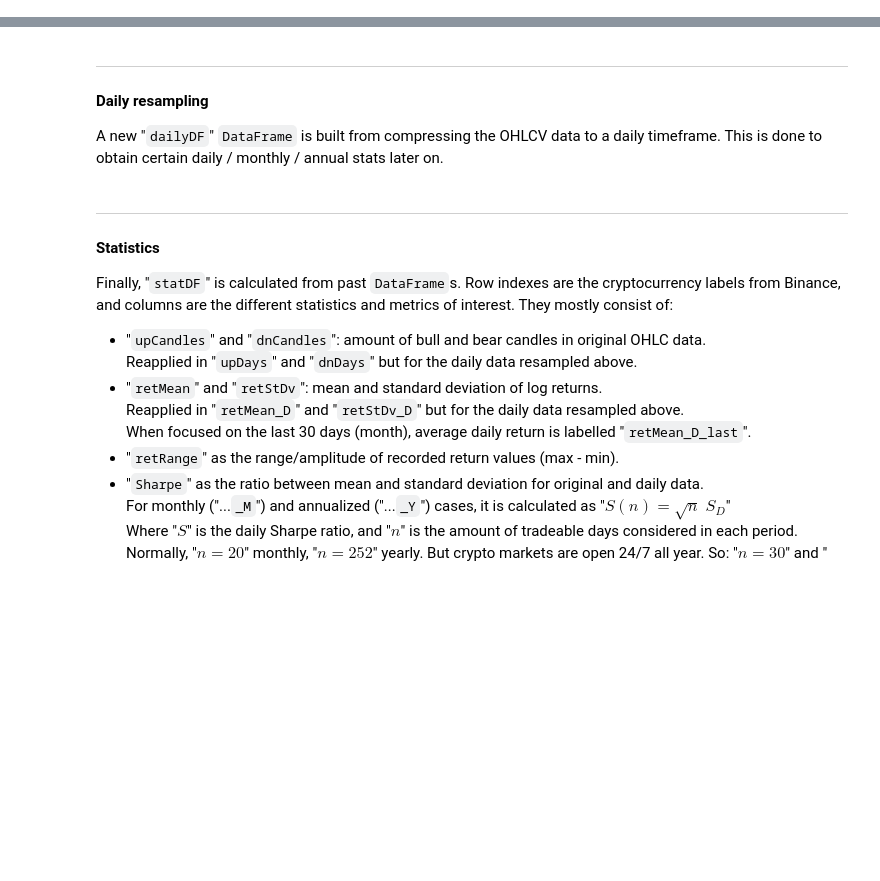
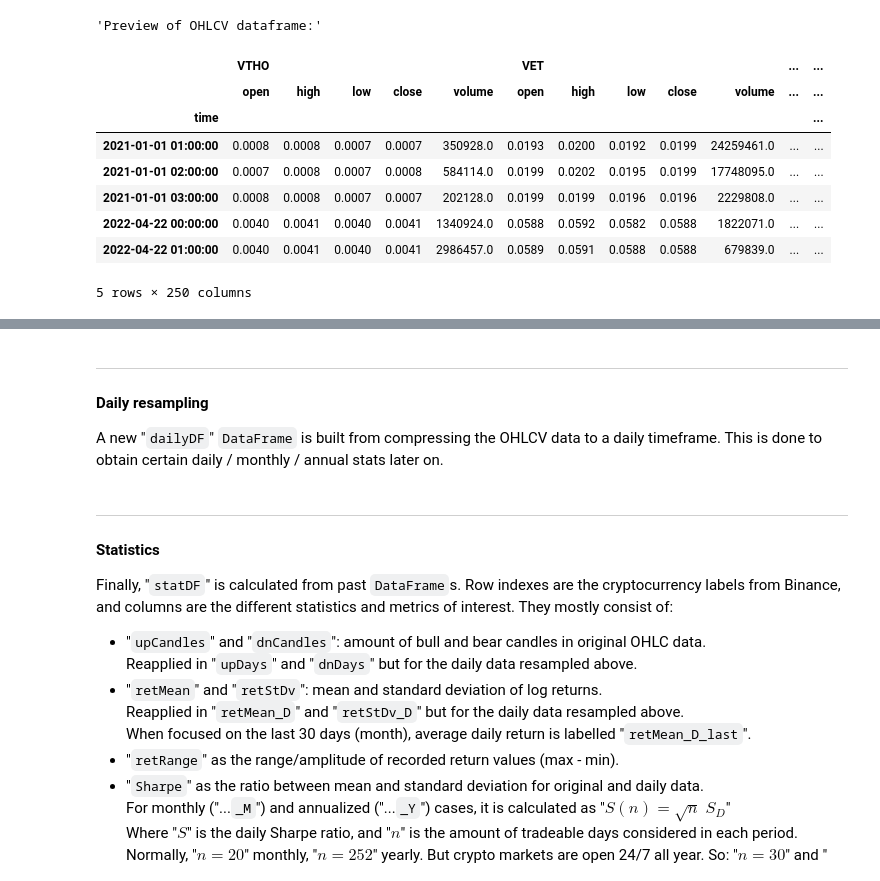
Before and after one commit to gsolaril/topCMC, a Jupyter notebook: Main report.ipynb, the cells around one changed output, grey strips where cells are left out. Drawn from its saved outputs; the diff is of its cells as text; code cells hidden in the pictures; blank space fills up the shorter version.

```diff
--- a/Main report.ipynb
+++ b/Main report.ipynb
@@ -83,3 +79,31 @@ OHLCV = {key: marketDF[key] for key in columns}
+# %%
+filename = "./csv/test OHLCV.csv"
+if os.path.exists(filename):
+    marketDF = read_csv(filename, index_col = 0,
+        parse_dates = True, header = [0, 1])
+else:
+    myCMC = MyCMC()
+    # uncomment THIS ↓ if wishing to keep the old pre-filter based on Market Capitalization
+    # myCMC.requestCMC(keepTop = 70)
+    # uncomment THIS ↓ if wishing to apply the new pre-filter based on Daily Mean Volume.
+    myCMC.requestDMV(keepTop = 50, findMean = "onMonth")
+    myCMC.getBinance(timeFrame = "4h", since = "2021-01-01")
+    marketDF = myCMC.dataBinance.copy()
+    marketDF.to_csv(filename)
+
+quotes, columns = marketDF.columns.levels
+print("Preview of OHLCV dataframe:", marketDF.iloc[[0, 1, 2, -2, -1]])
+# %% [output]
+'Preview of OHLCV dataframe:'
+|  | VTHO |  |  |  |  | VET |  |  |  |  | ... | ... |
+|  | open | high | low | close | volume | open | high | low | close | volume | ... | ... |
+| time |  |  |  |  |  |  |  |  |  |  |  | ... |
+| 2021-01-01 01:00:00 | 0.0008 | 0.0008 | 0.0007 | 0.0007 | 350928.0 | 0.0193 | 0.0200 | 0.0192 | 0.0199 | 24259461.0 | ... | ... |
+| 2021-01-01 02:00:00 | 0.0007 | 0.0008 | 0.0007 | 0.0008 | 584114.0 | 0.0199 | 0.0202 | 0.0195 | 0.0199 | 17748095.0 | ... | ... |
+| 2021-01-01 03:00:00 | 0.0008 | 0.0008 | 0.0007 | 0.0007 | 202128.0 | 0.0199 | 0.0199 | 0.0196 | 0.0196 | 2229808.0 | ... | ... |
+| 2022-04-22 00:00:00 | 0.0040 | 0.0041 | 0.0040 | 0.0041 | 1340924.0 | 0.0588 | 0.0592 | 0.0582 | 0.0588 | 1822071.0 | ... | ... |
+| 2022-04-22 01:00:00 | 0.0040 | 0.0041 | 0.0040 | 0.0041 | 2986457.0 | 0.0589 | 0.0591 | 0.0588 | 0.0588 | 679839.0 | ... | ... |
+5 rows × 250 columns
 # %% [markdown]
 <hr>
 
```
Also changed, not shown: parts of 41 cells of this notebook, 22 other files.
